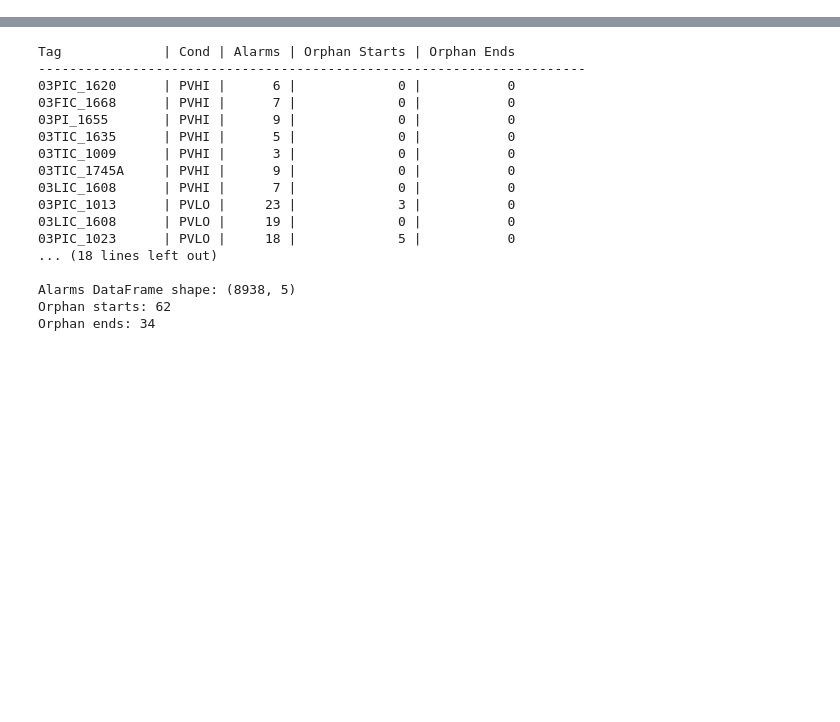
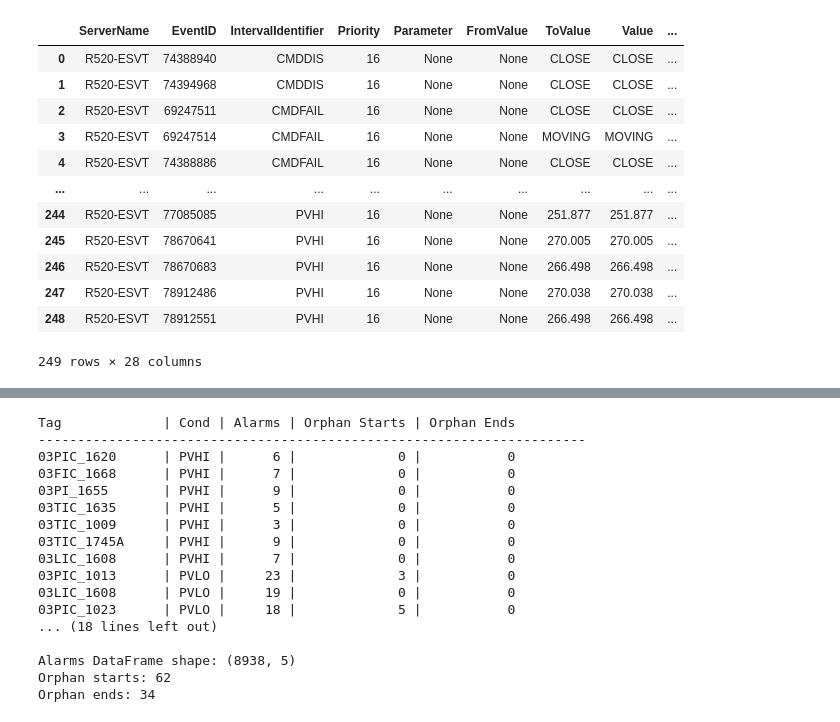
Before and after one commit to H604827/ControlActions, a Jupyter notebook: EXPERIMENTS/all_alarm_tags_events_control_actions_analysis.ipynb, the cells around one changed output, grey strips where cells are left out. Drawn from its saved outputs; the diff is of its cells as text; code cells hidden in the pictures; blank space fills up the shorter version.

```diff
--- a/EXPERIMENTS/all_alarm_tags_events_control_actions_analysis.ipynb
+++ b/EXPERIMENTS/all_alarm_tags_events_control_actions_analysis.ipynb
@@ -115,3 +124,24 @@ f45cac94-d619-441f-bb01-8894e9553090    277370         10392               66876
+# %%
+import pandas as pd
+
+df = pd.read_parquet('/home/h604827/ControlActions/DATA/HistorianEvents/2c4de258-8026-4b49-8cfc-4a377becc808/2021011814_2025062803_EAL.parquet/S=R520-ESVT/part-00000-1f634fef-2ab8-4dab-8754-960209c71d1e.c000.snappy.parquet')
+
+df
+# df['TagName'].value_counts()
+# %% [output]
+|  | ServerName | EventID | IntervalIdentifier | Priority | Parameter | FromValue | ToValue | Value | ... |
+| 0 | R520-ESVT | 74388940 | CMDDIS | 16 | None | None | CLOSE | CLOSE | ... |
+| 1 | R520-ESVT | 74394968 | CMDDIS | 16 | None | None | CLOSE | CLOSE | ... |
+| 2 | R520-ESVT | 69247511 | CMDFAIL | 16 | None | None | CLOSE | CLOSE | ... |
+| 3 | R520-ESVT | 69247514 | CMDFAIL | 16 | None | None | MOVING | MOVING | ... |
+| 4 | R520-ESVT | 74388886 | CMDFAIL | 16 | None | None | CLOSE | CLOSE | ... |
+| ... | ... | ... | ... | ... | ... | ... | ... | ... | ... |
+| 244 | R520-ESVT | 77085085 | PVHI | 16 | None | None | 251.877 | 251.877 | ... |
+| 245 | R520-ESVT | 78670641 | PVHI | 16 | None | None | 270.005 | 270.005 | ... |
+| 246 | R520-ESVT | 78670683 | PVHI | 16 | None | None | 266.498 | 266.498 | ... |
+| 247 | R520-ESVT | 78912486 | PVHI | 16 | None | None | 270.038 | 270.038 | ... |
+| 248 | R520-ESVT | 78912551 | PVHI | 16 | None | None | 266.498 | 266.498 | ... |
+249 rows × 28 columns
 # %%
 data_path = '/home/h604827/ControlActions/DATA/25_tags_events_preprocessed'
 
```
Also changed, not shown: parts of 12 cells of this notebook, 8 other files.
